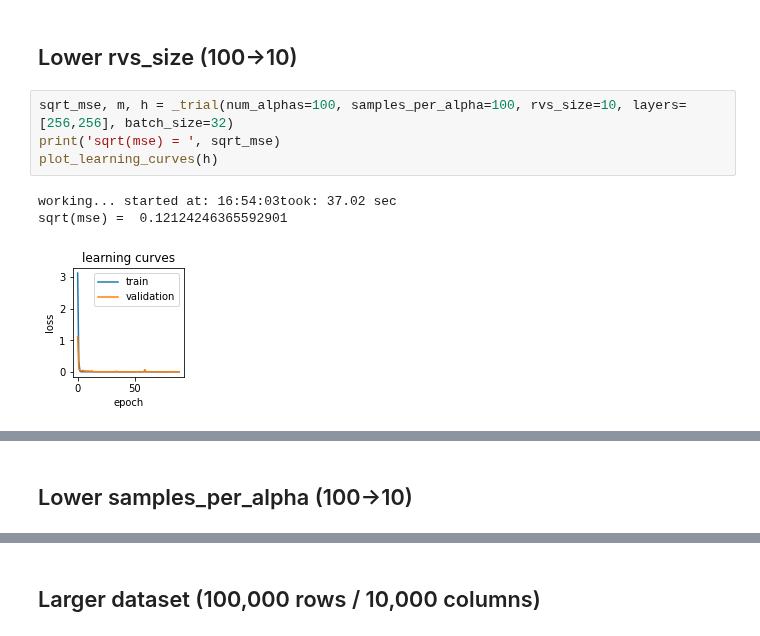
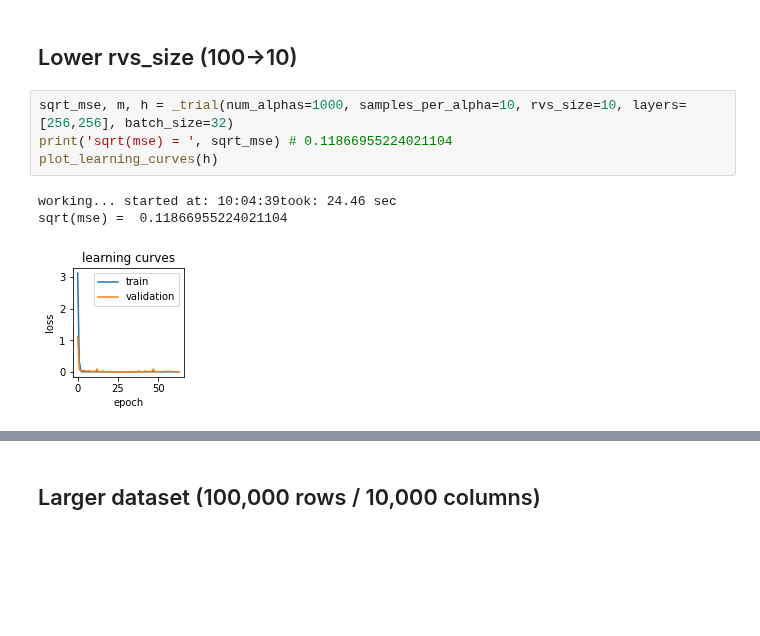
Before and after one commit to yossi-cohen/preferential-attachment, a Jupyter notebook: notebooks/yulesimon-dnn-trials.ipynb, the cells around one changed output, grey strips where cells are left out. Saved outputs shown, nothing was run; the diff lists cells and outputs as text; blank space fills up the shorter version.

```diff
--- a/notebooks/yulesimon-dnn-trials.ipynb
+++ b/notebooks/yulesimon-dnn-trials.ipynb
@@ -311,10 +332,10 @@ sqrt(mse) =  0.02103048777773732
 # %% [markdown]
 ## Lower rvs_size (100->10)
 # %%
-sqrt_mse, m, h = _trial(num_alphas=100, samples_per_alpha=100, rvs_size=10, layers=[256,256], batch_size=32)
-print('sqrt(mse) = ', sqrt_mse)
+sqrt_mse, m, h = _trial(num_alphas=1000, samples_per_alpha=10, rvs_size=10, layers=[256,256], batch_size=32)
+print('sqrt(mse) = ', sqrt_mse) # 0.11866955224021104
 plot_learning_curves(h)
 # %% [output]
-working... started at: 16:54:03took: 37.02 sec
-sqrt(mse) =  0.12124246365592901
+working... started at: 10:04:39took: 24.46 sec
+sqrt(mse) =  0.11866955224021104
-[figure, old version]
+[figure, new version]
@@ -321,2 +343,0 @@ sqrt(mse) =  0.12124246365592901
-# %% [markdown]
-## Lower samples_per_alpha (100->10)
```
Also changed, not shown: parts of 16 cells of this notebook.
